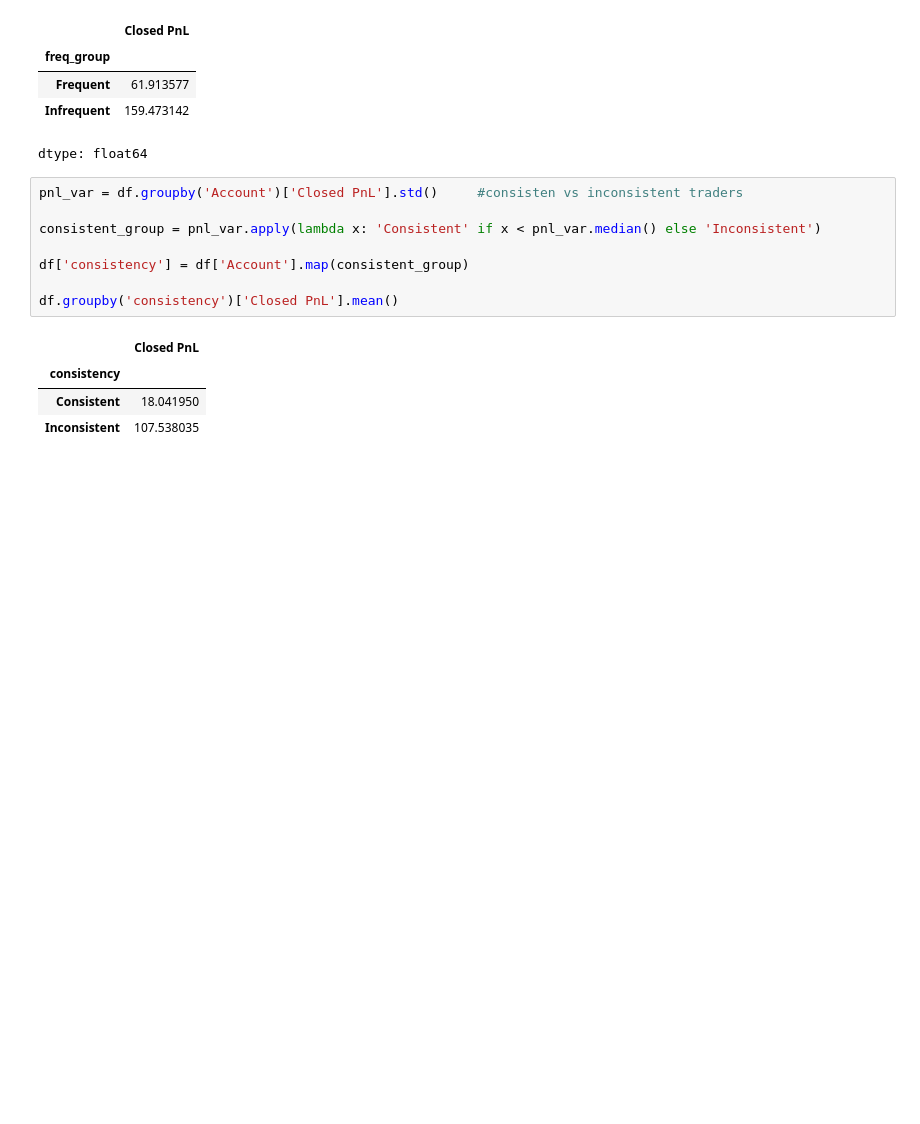
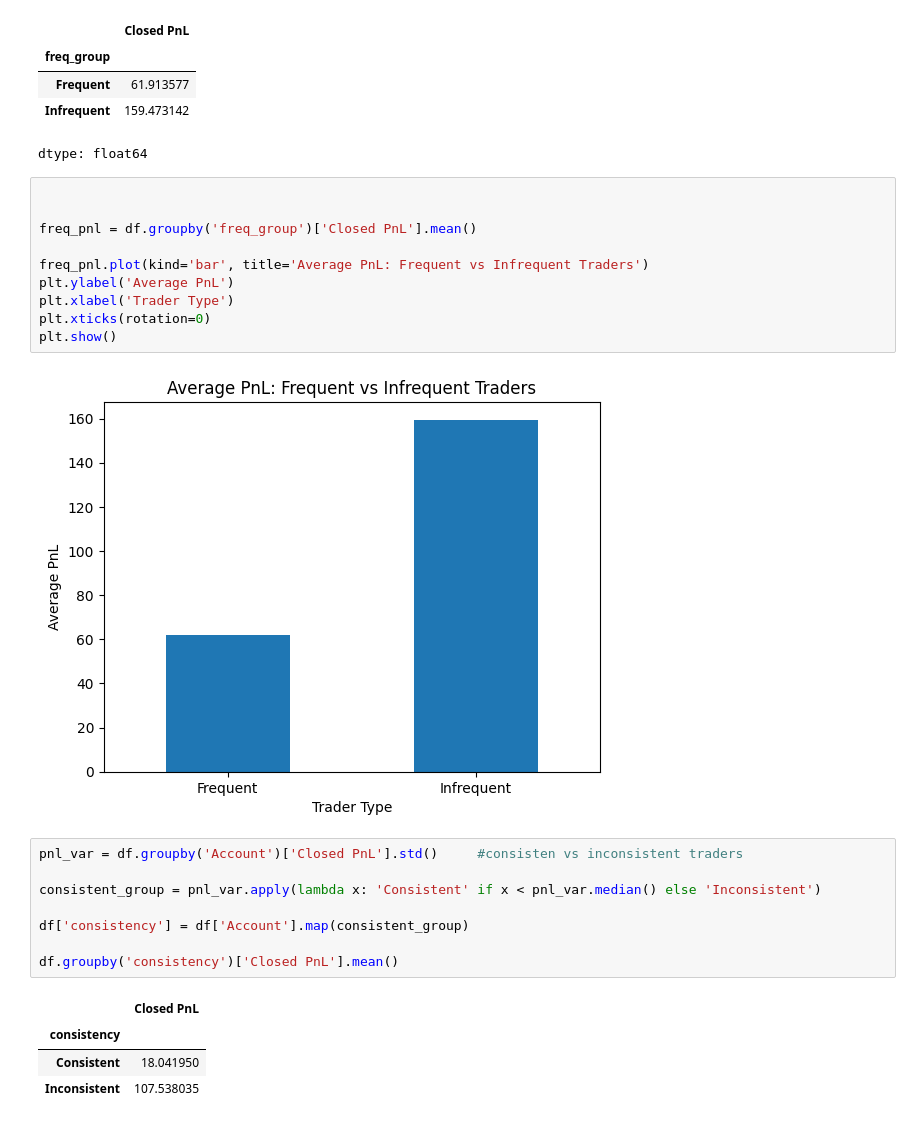
Before and after one commit to tanishasin828126-hash/Trader-Performance-Vs-Market-Sentiment, a Jupyter notebook: Trader_Performance_Vs_Market_Sentiment.ipynb, the cells around one changed output. Cells and saved outputs as stored; diff of their text form; blank space fills up the shorter version.

```diff
--- a/Trader_Performance_Vs_Market_Sentiment.ipynb
+++ b/Trader_Performance_Vs_Market_Sentiment.ipynb
@@ -442,6 +442,18 @@ df.groupby('freq_group')['Closed PnL'].mean()
 | Frequent | 61.913577 |
 | Infrequent | 159.473142 |
 dtype: float64
+# %%
+
+
+freq_pnl = df.groupby('freq_group')['Closed PnL'].mean()
+
+freq_pnl.plot(kind='bar', title='Average PnL: Frequent vs Infrequent Traders')
+plt.ylabel('Average PnL')
+plt.xlabel('Trader Type')
+plt.xticks(rotation=0)
+plt.show()
+# %% [output]
+[figure, added]
 # %%
 pnl_var = df.groupby('Account')['Closed PnL'].std()     #consisten vs inconsistent traders
 
```
Also changed, not shown: parts of 1 cell of this notebook.
